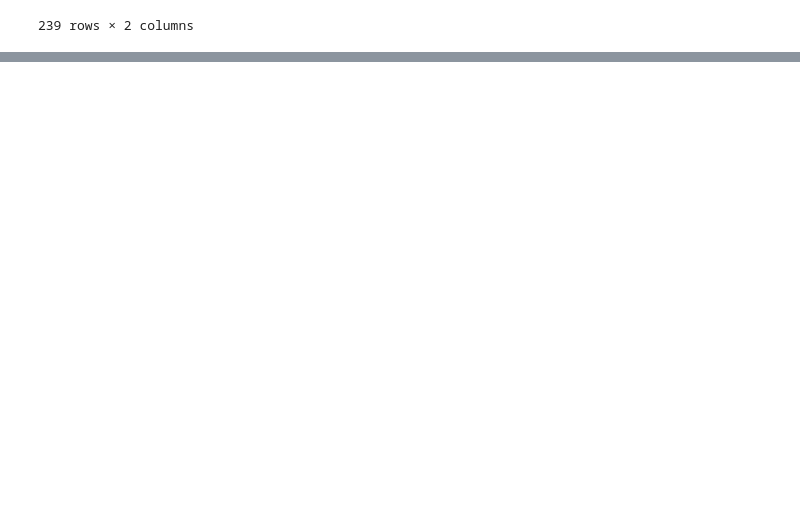
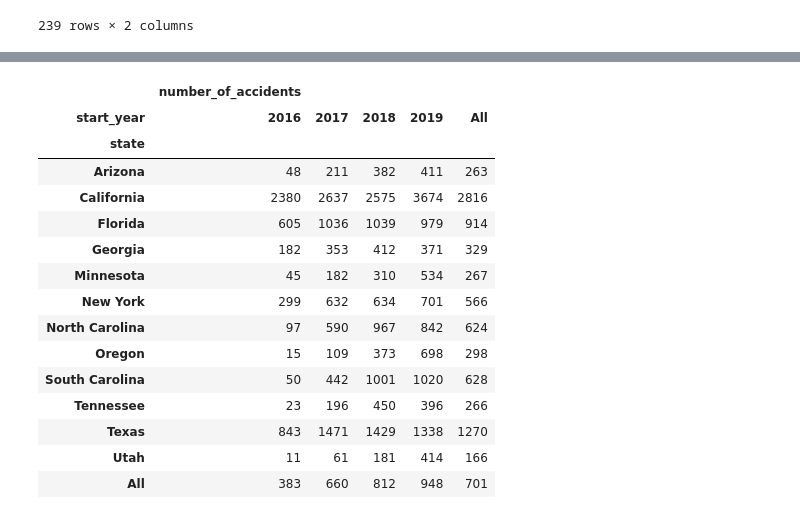
Before and after one commit to valeitao/us_accident_data_system, a Jupyter notebook: Fase III/Notebook_Fase3_Grupo17.ipynb, the cells around one changed output, grey strips where cells are left out. Cells and saved outputs as stored; diff of their text form; code cells hidden in the pictures; blank space fills up the shorter version.

```diff
--- a/Fase III/Notebook_Fase3_Grupo17.ipynb
+++ b/Fase III/Notebook_Fase3_Grupo17.ipynb
@@ -263,0 +319,23 @@ table
+# %%
+SQL="""
+
+SELECT location_dimension.state, date_dimension.start_year, COUNT(*) AS number_of_accidents
+FROM location_dimension , date_dimension , facts_table
+WHERE facts_table.locationkey = location_dimension.location_key
+    AND facts_table.datekey = date_dimension.date_key
+    AND location_dimension.state IN
+                 (SELECT location_dimension.state
+                FROM location_dimension , date_dimension , facts_table
+                WHERE  facts_table.locationkey = location_dimension.location_key
+                    AND facts_table.datekey = date_dimension.date_key
+                    AND date_dimension.start_year = 2019
+                GROUP BY location_dimension.state
+                HAVING COUNT(*) >  """+ str(media)+"""
+                )
+    GROUP BY date_dimension.start_year,location_dimension.state
+    ORDER BY location_dimension.state
+"""
+
+
+df =  getSQLfromQuery(SQL, ())
+df
@@ -263,0 +360,21 @@ table
+# %%
+table = pd.pivot_table(df, index= ['state'],margins=True, columns=['start_year'] )
+table = table.astype(int)
+table
+# %% [output]
+|  | number_of_accidents |  |  |  |  |
+| start_year | 2016 | 2017 | 2018 | 2019 | All |
+| state |  |  |  |  |  |
+| Arizona | 48 | 211 | 382 | 411 | 263 |
+| California | 2380 | 2637 | 2575 | 3674 | 2816 |
+| Florida | 605 | 1036 | 1039 | 979 | 914 |
+| Georgia | 182 | 353 | 412 | 371 | 329 |
+| Minnesota | 45 | 182 | 310 | 534 | 267 |
+| New York | 299 | 632 | 634 | 701 | 566 |
+| North Carolina | 97 | 590 | 967 | 842 | 624 |
+| Oregon | 15 | 109 | 373 | 698 | 298 |
+| South Carolina | 50 | 442 | 1001 | 1020 | 628 |
+| Tennessee | 23 | 196 | 450 | 396 | 266 |
+| Texas | 843 | 1471 | 1429 | 1338 | 1270 |
+| Utah | 11 | 61 | 181 | 414 | 166 |
+| All | 383 | 660 | 812 | 948 | 701 |
```
Also changed, not shown: parts of 5 cells of this notebook.
